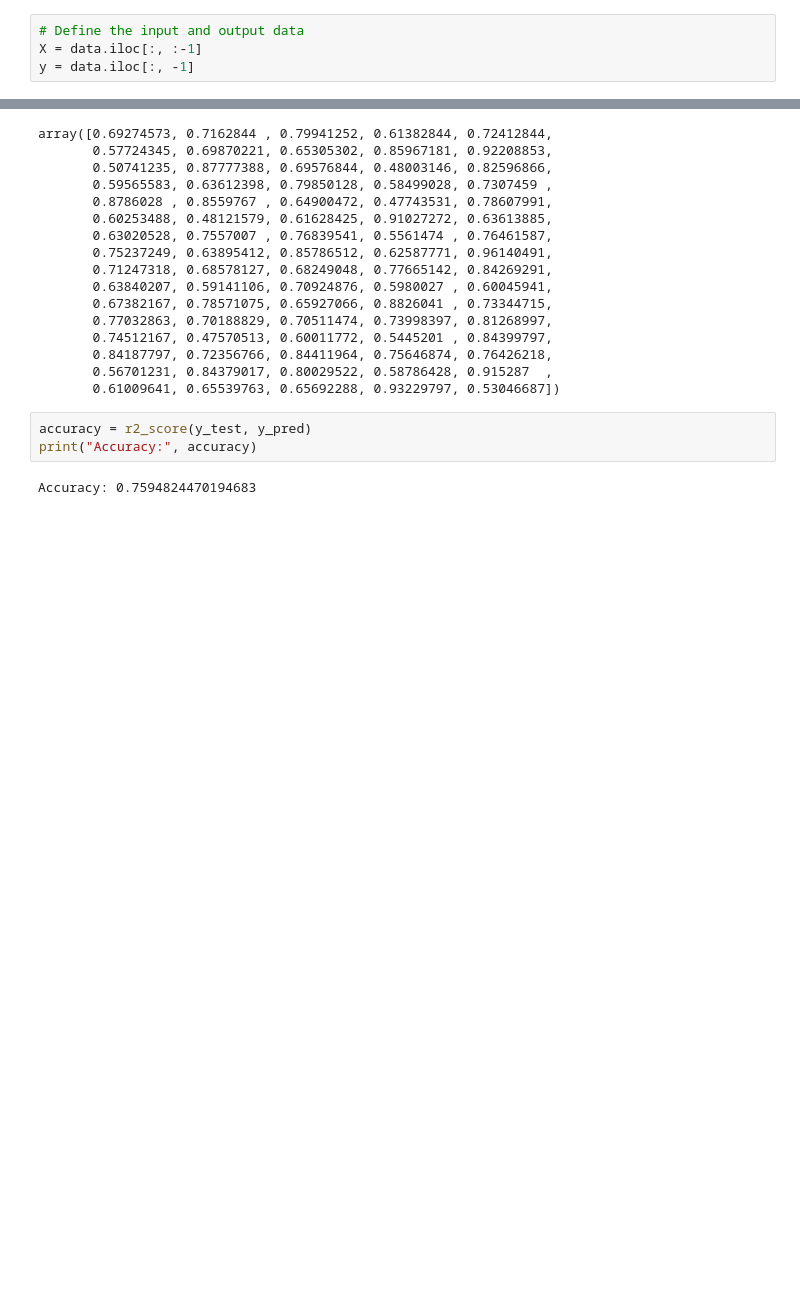
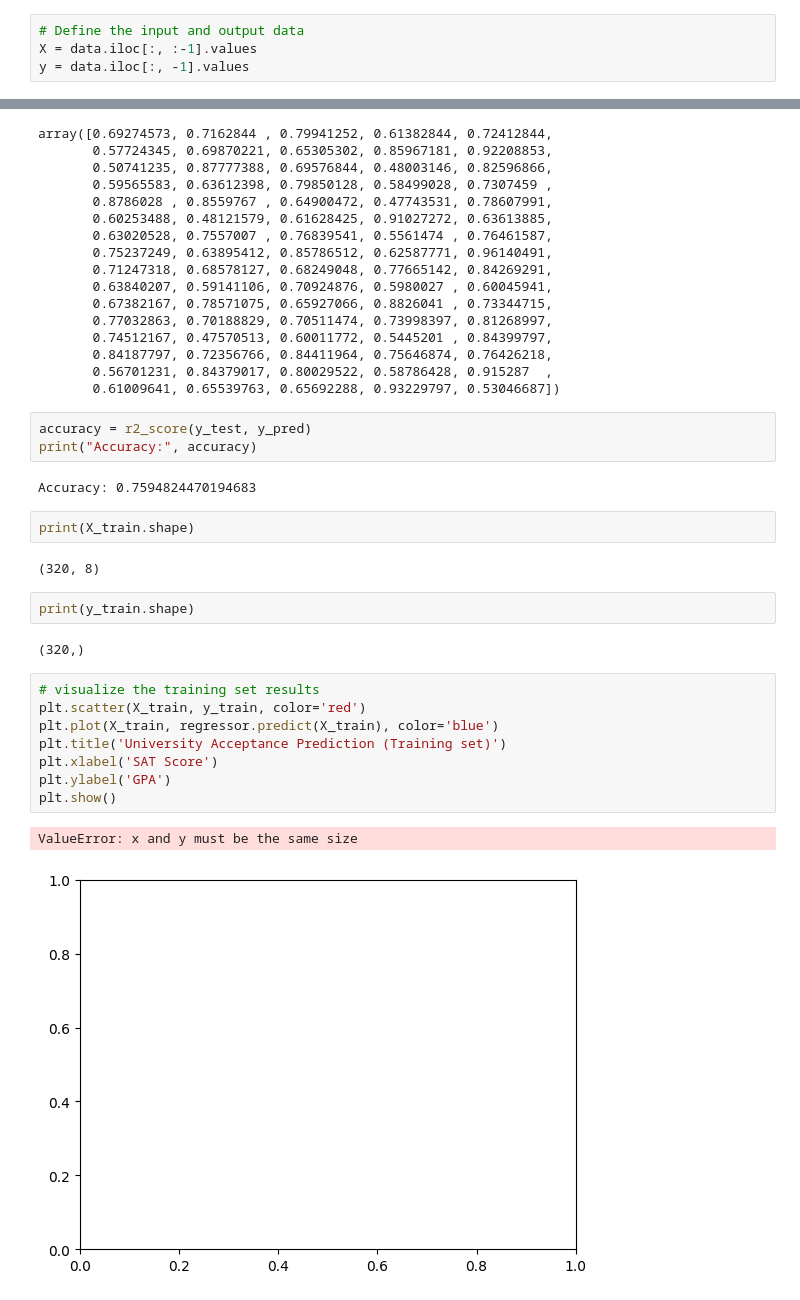
Before and after one commit to m51k/AcceptAssist, a Jupyter notebook: ML/Linear_Regression/linearRegression.ipynb, the cells around one changed output, grey strips where cells are left out. Drawn from its saved outputs; the diff is of its cells as text; blank space fills up the shorter version.

Commit message:
working on the visulalizing training sets and test results in linear regression model

```diff
--- a/ML/Linear_Regression/linearRegression.ipynb
+++ b/ML/Linear_Regression/linearRegression.ipynb
@@ -25,8 +26,8 @@ data
 400 rows × 9 columns
 # %%
 # Define the input and output data
-X = data.iloc[:, :-1]
-y = data.iloc[:, -1]
+X = data.iloc[:, :-1].values
+y = data.iloc[:, -1].values
 # %%
 X_train, X_test, y_train, y_test = train_test_split(X, y, test_size=0.2, random_state=0)
 # %%
@@ -61,3 +62,22 @@ accuracy = r2_score(y_test, y_pred)
 print("Accuracy:", accuracy)
 # %% [output]
 Accuracy: 0.7594824470194683
+# %%
+print(X_train.shape)
+# %% [output]
+(320, 8)
+# %%
+print(y_train.shape)
+# %% [output]
+(320,)
+# %%
+# visualize the training set results
+plt.scatter(X_train, y_train, color='red')
+plt.plot(X_train, regressor.predict(X_train), color='blue')
+plt.title('University Acceptance Prediction (Training set)')
+plt.xlabel('SAT Score')
+plt.ylabel('GPA')
+plt.show()
+# %% [output]
+ValueError: x and y must be the same size
+[figure, added]
```
Also changed, not shown: parts of 2 cells of this notebook.
